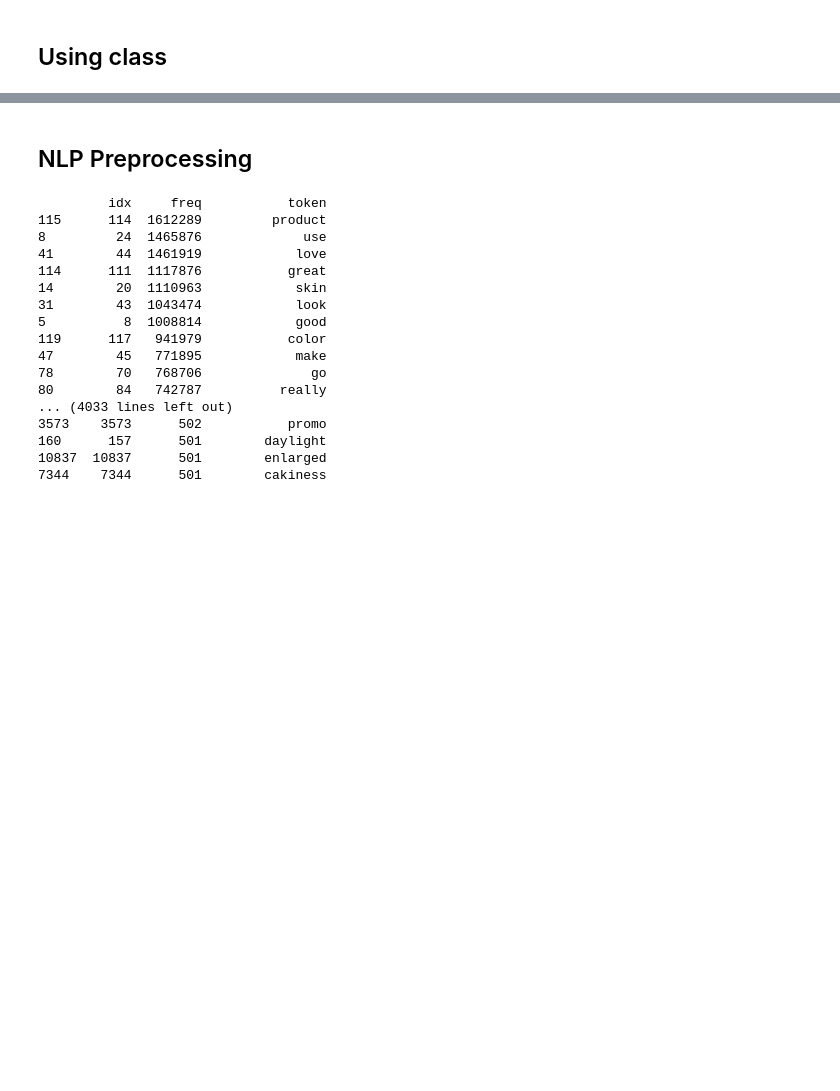
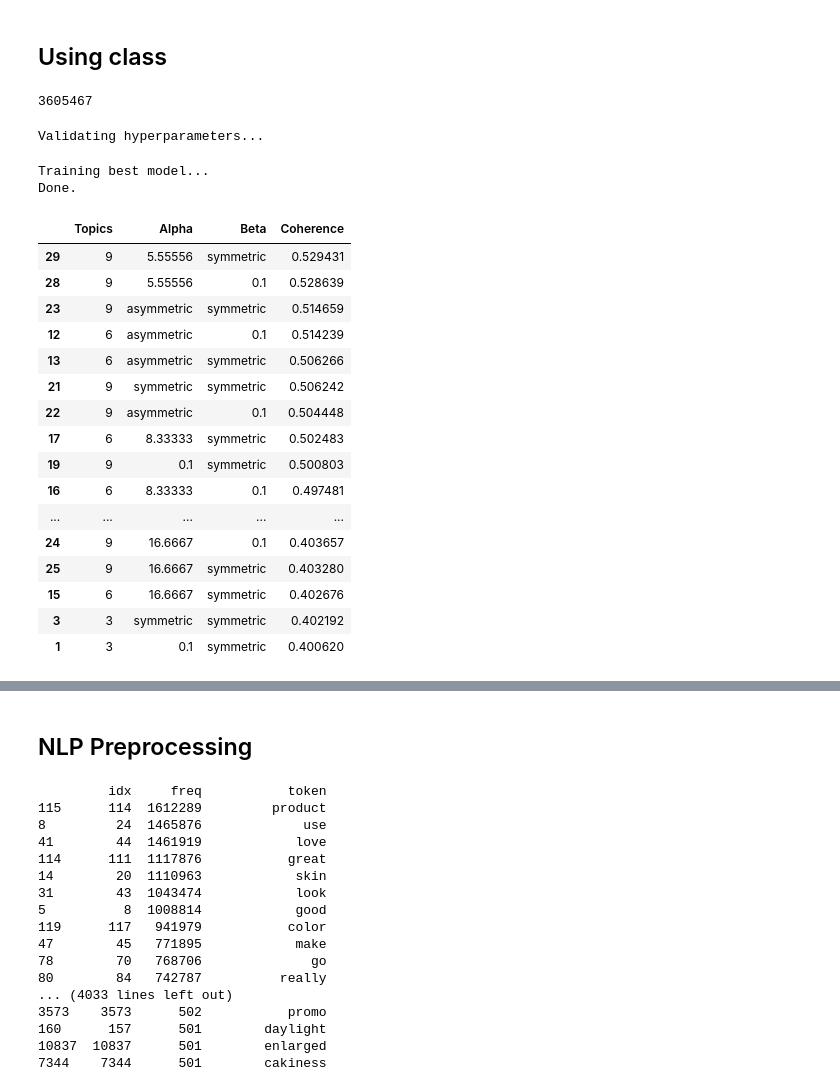
Before and after one commit to Anis-Bensaid/CapstoneProject, a Jupyter notebook: topic_modelling/Ratings and Reviews Topic Modeling.ipynb, the cells around one changed output, grey strips where cells are left out. Saved outputs shown, nothing was run; the diff lists cells and outputs as text; code cells hidden in the pictures; blank space fills up the shorter version.

Commit message:
Results LDA

```diff
--- a/topic_modelling/Ratings and Reviews Topic Modeling.ipynb
+++ b/topic_modelling/Ratings and Reviews Topic Modeling.ipynb
@@ -163,7 +179,7 @@ reviews = reviews.read_pickle('reviews_wrangled_w_tokens.pickle')
 # %%
 class TopicModeller():
     def __init__(self, df, column):
-        self.df = df
+        self.df = df.reset_index(drop=True)
         self.column = column
         self.docs = df[column].values.tolist()
 
@@ -184,7 +200,7 @@ class TopicModeller():
 
     def train_valid_lda(self,
                         nb_samples: int = 100000,
-                        topics_range: list = [4,6,8],
+                        topics_range: list = [3,9],
                         alpha: list = [0.1, 'symmetric','asymmetric'],
                         beta: list = [0.1, 'symmetric']):
 
@@ -200,7 +216,7 @@ class TopicModeller():
         self.corpus = [self.id2word.doc2bow(text) for text in train]
 
         # Result dictionary
-        model_results = {'Topics': [],
+        self.model_results = {'Topics': [],
                          'Alpha': [],
                          'Beta': [],
                          'Coherence': []
@@ -209,25 +225,25 @@ class TopicModeller():
         # Can take a long time to run
         print('Validating hyperparameters...')
         if 1 == 1:
-            pbar = tqdm.tqdm(total=(len(beta)*(len(alpha)+1)*len(topics_range)))
+            pbar = tqdm.tqdm(total=(len(beta)*(len(alpha)+1)*len(topics_range)), position=0, leave=True)
             # iterate through number of topics
             for k in topics_range:
-                alpha.append(50/k)
+                extended_alpha = alpha+[50/k]
                 # iterate through alpha values
-                for a in alpha:
+                for a in extended_alpha:
                     # iterare through beta values
                     for b in beta:
                         # get the coherence score for the given parameters
                         cv = self.compute_coherence_values(corpus=self.corpus, id2word=self.id2word, text=train,
                                                       k=k, a=a, b=b)
                         # Save the model results
-                        model_results['Topics'].append(k)
-                        model_results['Alpha'].append(a)
-                        model_results['Beta'].append(b)
-                        model_results['Coherence'].append(cv)
+                        self.model_results['Topics'].append(k)
+                        self.model_results['Alpha'].append(a)
+                        self.model_results['Beta'].append(b)
+                        self.model_results['Coherence'].append(cv)
+                        print('nb topics: {}, alpha: {}, beta: {}, coherence: {}'.format(k,a,b,cv))
                         pbar.update(1)
-        self.cv_results = pd.DataFrame(model_results)
-        self.cv_results = pd.DataFrame(model_results).sort_values("Coherence", ascending=False)
+        self.cv_results = pd.DataFrame(self.model_results).sort_values("Coherence", ascending=False)
         self.cv_results.to_csv('lda_tuning_results.csv', index=False)
         pbar.close()
 
@@ -243,7 +259,7 @@ class TopicModeller():
                                                    num_topics=self.best_num_topics,
                                                    alpha = self.best_alpha,
                                                    eta = self.best_beta,
-                                                   random_state=100,
+                                                   random_state=3,
                                                    chunksize=100,
                                                    passes=10,
                                                    per_word_topics=True)
@@ -253,7 +269,6 @@ class TopicModeller():
         # Term Document Frequency
         corpus = [self.id2word.doc2bow(text) for text in self.docs]
         self.output = pd.concat([self.df, pd.DataFrame(gensim.matutils.corpus2csc(self.lda_model.get_document_topics(corpus)).T.toarray(), columns=['topic_'+str(i) for i in range(1,self.best_num_topics+1)])], axis=1)
-        self.output.to_pickle('reviews_w_topics_test.pkl')
         return self.output
 
     def view(self):
@@ -264,4 +279,33 @@ class TopicModeller():
 good_reviews = reviews[reviews['rating']>=4]
 neutral_reviews = reviews[(reviews['rating']>2) & (reviews['rating']<4)]
 bad_reviews = reviews[reviews['rating']<=2]
+# %%
+print(len(good_reviews))
+good_lda = TopicModeller(good_reviews, 'tokens')
+good_lda.train_valid_lda()
+# %% [output]
+3605467
+Validating hyperparameters...
+Training best model...
+Done.
+# %%
+display(good_lda.cv_results)
+# %% [output]
+|  | Topics | Alpha | Beta | Coherence |
+| 29 | 9 | 5.55556 | symmetric | 0.529431 |
+| 28 | 9 | 5.55556 | 0.1 | 0.528639 |
+| 23 | 9 | asymmetric | symmetric | 0.514659 |
+| 12 | 6 | asymmetric | 0.1 | 0.514239 |
+| 13 | 6 | asymmetric | symmetric | 0.506266 |
+| 21 | 9 | symmetric | symmetric | 0.506242 |
+| 22 | 9 | asymmetric | 0.1 | 0.504448 |
+| 17 | 6 | 8.33333 | symmetric | 0.502483 |
+| 19 | 9 | 0.1 | symmetric | 0.500803 |
+| 16 | 6 | 8.33333 | 0.1 | 0.497481 |
+| ... | ... | ... | ... | ... |
+| 24 | 9 | 16.6667 | 0.1 | 0.403657 |
+| 25 | 9 | 16.6667 | symmetric | 0.403280 |
+| 15 | 6 | 16.6667 | symmetric | 0.402676 |
+| 3 | 3 | symmetric | symmetric | 0.402192 |
+| 1 | 3 | 0.1 | symmetric | 0.400620 |
 # %%
```
Also changed, not shown: parts of 26 cells of this notebook.
